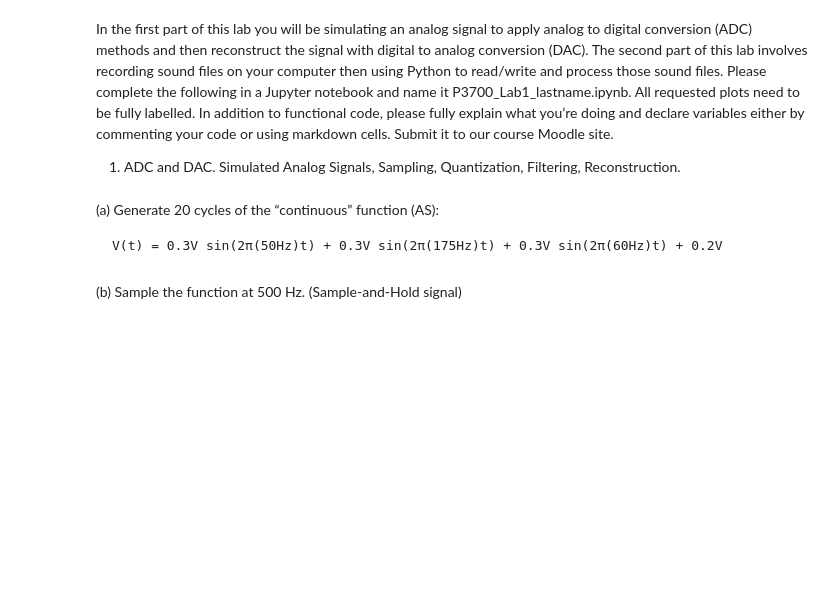
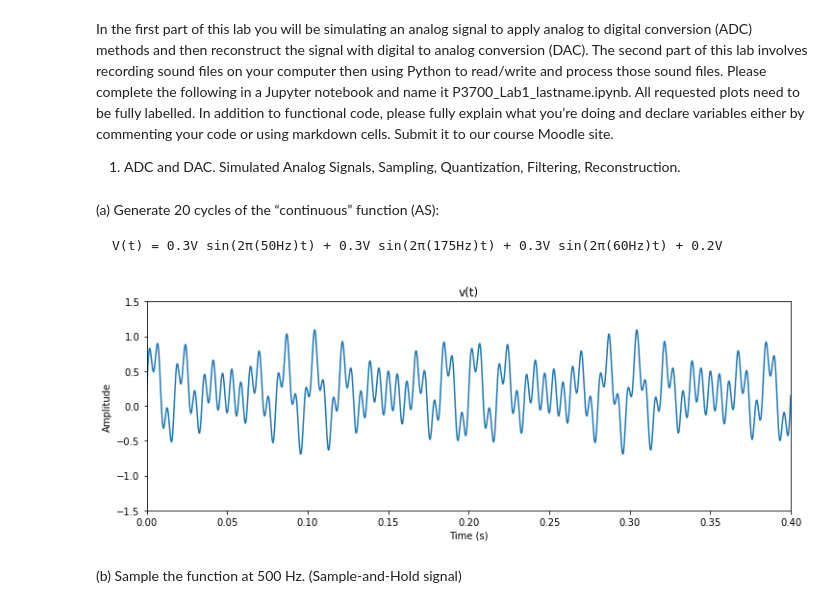
Before and after one commit to dcollie/P3700-SignalProcessing, a Jupyter notebook: P3700_Lab1_Collie.ipynb, the cells around one changed output. Saved outputs shown, nothing was run; the diff lists cells and outputs as text; code cells hidden in the pictures; blank space fills up the shorter version.

```diff
--- a/P3700_Lab1_Collie.ipynb
+++ b/P3700_Lab1_Collie.ipynb
@@ -15,6 +15,22 @@ import math
 # %%
 def v_t(t):
     v = 0.3*math.sin(2*math.pi*50*t)+0.3*math.sin(2*math.pi*175*t)+0.3*math.sin(2*math.pi*60*t)+.2
     return v
+
+f=50
+T=1/f
+cycles = 20
+t = np.arange(0,cycles*T,.0001)
+v = [v_t(n) for n in t]
+
+plt.figure(figsize=(12,4))
+plt.axis([0,.4,-1.5,1.5]) # we’re not plotting all cycles so we can see what’s going on
+plt.plot(t,v)
+plt.xlabel("Time (s)")
+plt.ylabel("Amplitude")
+plt.title("v(t)")
+plt.show()
+# %% [output]
+[figure, added]
 # %% [markdown]
 (b) Sample the function at 500 Hz. (Sample-and-Hold signal)
```
Also changed, not shown: parts of 19 cells of this notebook, 6 other files.
